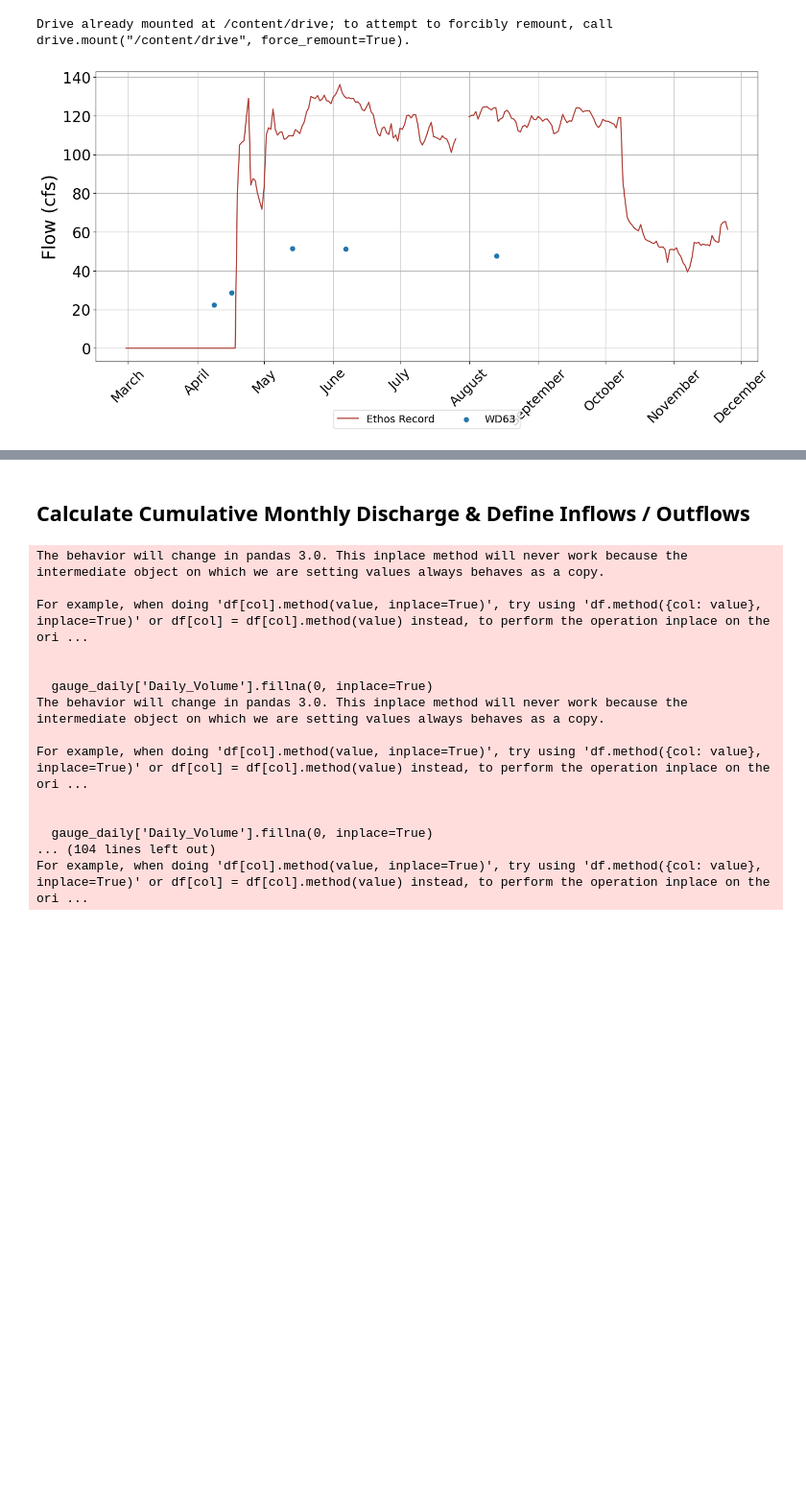
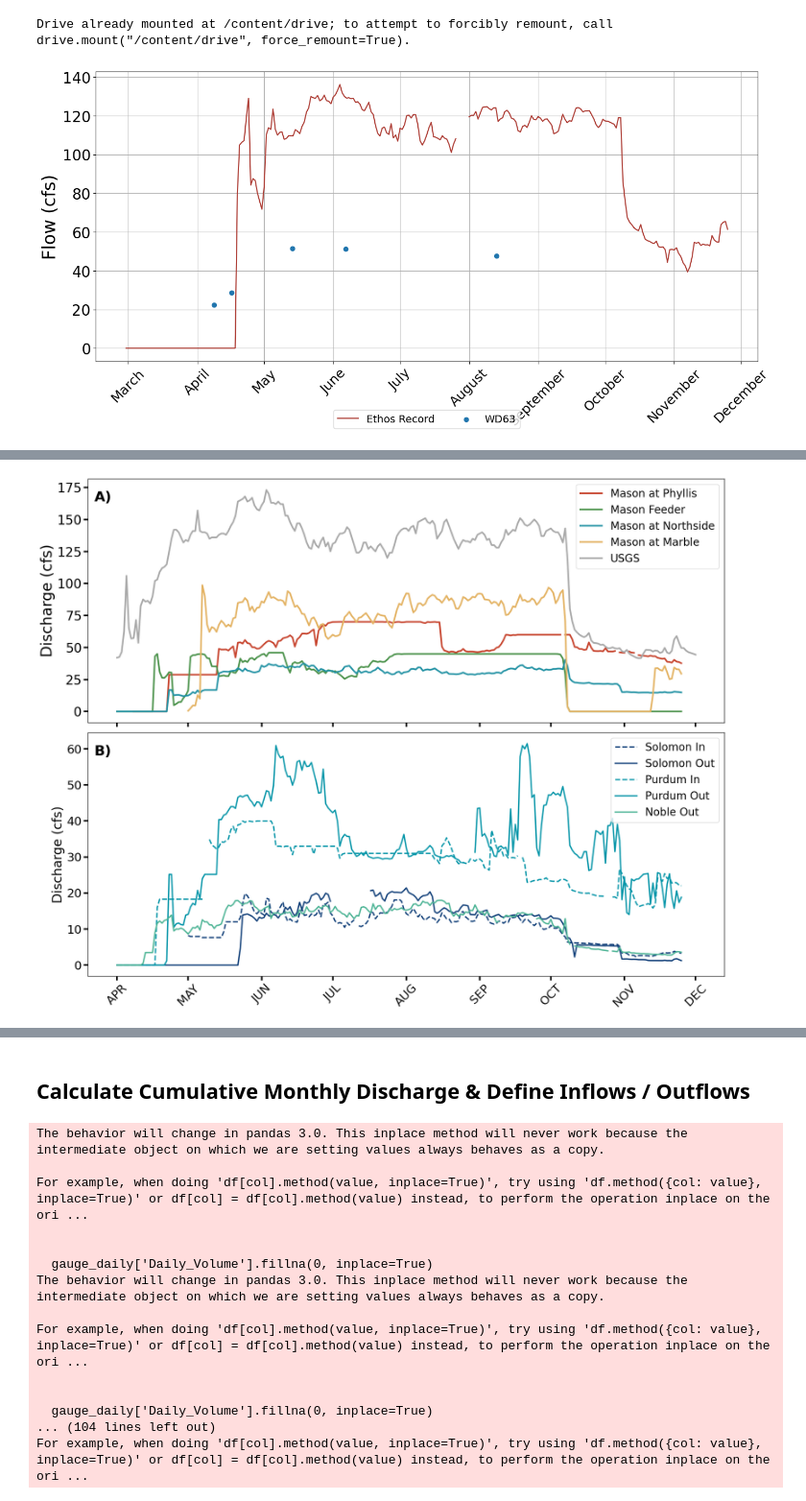
Before and after one commit to carlibeisel/mason_water_budget, a Jupyter notebook: reach_drainflow.ipynb, the cells around one changed output, grey strips where cells are left out. Shown at 96% size. Saved outputs shown, nothing was run; the diff lists cells and outputs as text; code cells hidden in the pictures; blank space fills up the shorter version.

```diff
--- a/reach_drainflow.ipynb
+++ b/reach_drainflow.ipynb
@@ -386,3 +367,81 @@ plt.show()
+# %%
+fig, (ax1, ax2) = plt.subplots(2, 1, figsize=(18, 14), sharex=True)
+
+# ====== Panel A ======
+selected_gauges_a = ['USGS', 'Mason at Marble', 'Mason at Northside', 'Mason Feeder', 'Mason at Phyllis'][::-1]
+filtered_gauge_df_a = filtered_df[filtered_df['Gauge'].isin(selected_gauges_a)]
+
+for gauge in selected_gauges_a:
+    gauge_data = filtered_gauge_df_a[filtered_gauge_df_a['Gauge'] == gauge]
+    ax1.plot(gauge_data['Date'], gauge_data['Flow(cfs)'], marker='o', markersize=0,
+             linewidth=3, color=custom_palette[gauge], label=gauge)
+
+ax1.set_ylabel('Discharge (cfs)', fontsize=28)
+theme_cust(ax1)
+ax1.xaxis.set_major_locator(mdates.MonthLocator())
+ax1.xaxis.set_major_formatter(ticker.FuncFormatter(custom_month_formatter))
+ax1.tick_params(axis='x', labelsize=22, rotation=45, width=3, length=8)
+ax1.tick_params(axis='y', labelsize=24, width=3, length=8)
+
+handles, labels = ax1.get_legend_handles_labels()
+ordered_handles = [handles[labels.index(g)] for g in selected_gauges_a if g in labels]
+legend1 = ax1.legend(ordered_handles, selected_gauges_a, title='', fontsize=20, loc='upper right', frameon=True)
+plt.setp(legend1.get_title(), fontsize=22, fontweight='bold')
+
+ax1.text(0.01, 0.95, "A)", transform=ax1.transAxes, fontsize=26, fontweight='bold', va='top', ha='left')
+
+
+# ====== Panel B ======
+selected_gauges_b = ['Solomon at Marble', 'Solomon at Highline',
+                     'Purdum at Phyllis', 'Purdum at Sweetwater',
+                     'Noble Drain']
+
+gauge_pairs = {
+    "Solomon at Marble": "#0F3E78", "Solomon at Highline": "#0F3E78",
+    "Purdum at Phyllis": "#0596A9", "Purdum at Sweetwater": "#0596A9",
+    "Noble Drain": "#4CB495"
+}
+
+line_styles = {
+    "Solomon at Marble": "--", "Solomon at Highline": "-",
+    "Purdum at Phyllis": "--", "Purdum at Sweetwater": "-",
+    "Noble Drain": "-"
+}
+
+custom_legend_labels = {
+    "Solomon at Marble": "Solomon In",
+    "Solomon at Highline": "Solomon Out",
+    "Purdum at Phyllis": "Purdum In",
+    "Purdum at Sweetwater": "Purdum Out",
+    "Noble Drain": "Noble Out"
+}
+
+filtered_gauge_df_b = filtered_df[filtered_df['Gauge'].isin(selected_gauges_b)]
+
+for gauge in selected_gauges_b:
+    gauge_data = filtered_gauge_df_b[filtered_gauge_df_b['Gauge'] == gauge]
+    ax2.plot(gauge_data['Date'], gauge_data['Flow(cfs)'],
+             marker='o', markersize=0, color=gauge_pairs[gauge],
+             linestyle=line_styles[gauge], linewidth=2.5, label=custom_legend_labels[gauge])
+
+ax2.set_ylabel('Discharge (cfs)', fontsize=24)
+theme_cust(ax2)
+ax2.xaxis.set_major_locator(mdates.MonthLocator())
+ax2.xaxis.set_major_formatter(ticker.FuncFormatter(custom_month_formatter))
+ax2.tick_params(axis='x', labelsize=22, rotation=45, width=3, length=8)
+ax2.tick_params(axis='y', labelsize=22, width=3, length=8)
+
+legend2 = ax2.legend(title='', fontsize=20, loc='upper right', frameon=True)
+plt.setp(legend2.get_title(), fontsize=22, fontweight='bold')
+
+ax2.text(0.01, 0.95, "B)", transform=ax2.transAxes, fontsize=26, fontweight='bold', va='top', ha='left')
+
+
+# ====== Final Layout ======
+fig.tight_layout(rect=[0, 0, 1, 1])
+plt.show()
+# %% [output]
+[figure, added]
 # %%
 # -------------------------------- #
 # Continuous plot of change in flow
```
Also changed, not shown: parts of 7 cells of this notebook.
